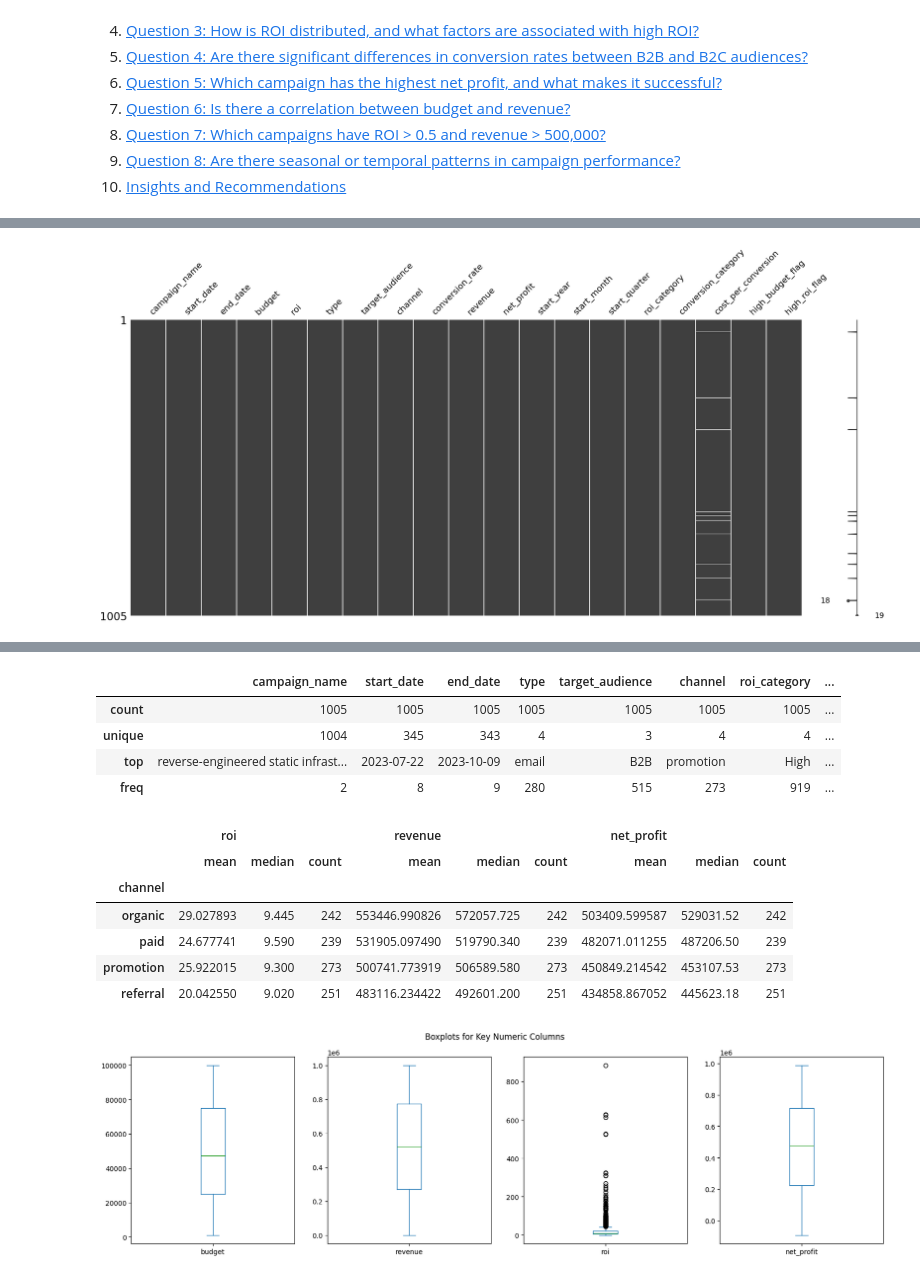
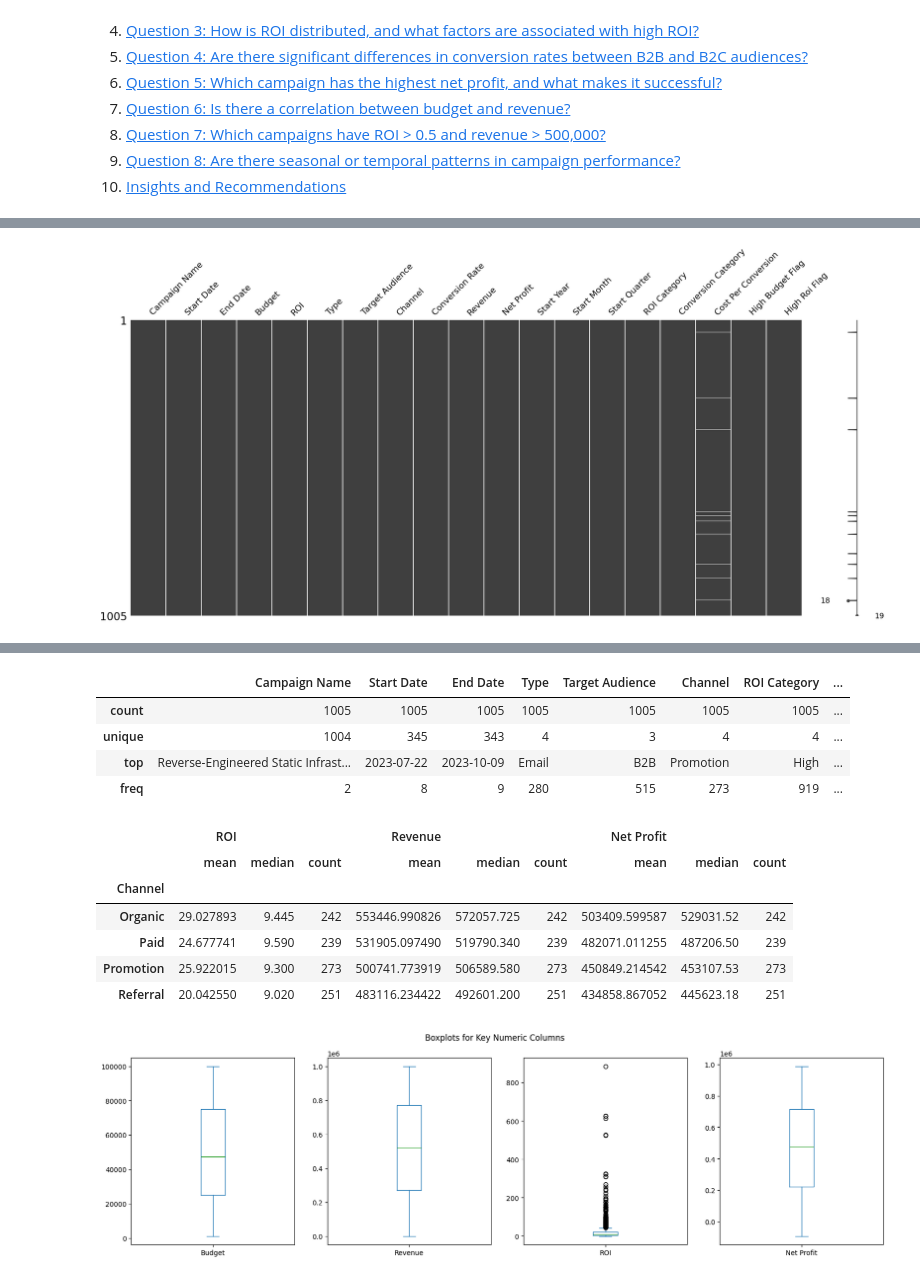
Before and after one commit to patriciajaquez/marketing_campaigns_analysis, a Jupyter notebook: notebooks/eda.ipynb, the cells around one changed output, grey strips where cells are left out. Drawn from its saved outputs; the diff is of its cells as text; code cells hidden in the pictures.

```diff
--- a/notebooks/eda.ipynb
+++ b/notebooks/eda.ipynb
@@ -72,7 +72,7 @@ display(df.describe())
 display(df.describe(include='object'))
 
 # Summary Table by Category
-summary = df.groupby('channel')[['roi', 'revenue', 'net_profit']].agg(['mean', 'median', 'count'])
+summary = df.groupby('Channel')[['ROI', 'Revenue', 'Net Profit']].agg(['mean', 'median', 'count'])
 display(summary)
 # %% [output]
 [figure]
@@ -80,22 +80,22 @@ display(summary)
 | count | 1005.000000 | 1005.000000 | 1005.000000 | 1005.000000 | 1005.000000 | 1005.000000 | 1005.000000 | 1005.000000 | ... |
 | mean | 49505.137522 | 24.905592 | 0.543050 | 516441.959403 | 466936.821881 | 2022.590050 | 6.406965 | 2.471642 | ... |
 | std | 28822.441902 | 61.430147 | 0.266621 | 286633.112047 | 288599.043850 | 0.498104 | 3.404144 | 1.096191 | ... |
 | min | 1052.570000 | -1.000000 | 0.000000 | 108.210000 | -92091.910000 | 2022.000000 | 1.000000 | 1.000000 | ... |
 | 25% | 24959.240000 | 4.460000 | 0.300000 | 270608.240000 | 223445.360000 | 2022.000000 | 3.000000 | 1.000000 | ... |
 | 50% | 47198.520000 | 9.430000 | 0.550000 | 522492.250000 | 477675.210000 | 2023.000000 | 7.000000 | 3.000000 | ... |
 | 75% | 74898.200000 | 20.160000 | 0.770000 | 771828.110000 | 714155.910000 | 2023.000000 | 9.000000 | 3.000000 | ... |
 | max | 99957.150000 | 884.760000 | 0.990000 | 999712.490000 | 987859.730000 | 2025.000000 | 12.000000 | 4.000000 | ... |
-|  | campaign_name | start_date | end_date | type | target_audience | channel | roi_category | ... |
+|  | Campaign Name | Start Date | End Date | Type | Target Audience | Channel | ROI Category | ... |
 | count | 1005 | 1005 | 1005 | 1005 | 1005 | 1005 | 1005 | ... |
 | unique | 1004 | 345 | 343 | 4 | 3 | 4 | 4 | ... |
-| top | reverse-engineered static infrast... | 2023-07-22 | 2023-10-09 | email | B2B | promotion | High | ... |
+| top | Reverse-Engineered Static Infrast... | 2023-07-22 | 2023-10-09 | Email | B2B | Promotion | High | ... |
 | freq | 2 | 8 | 9 | 280 | 515 | 273 | 919 | ... |
-|  | roi |  |  | revenue |  |  | net_profit |  |  |
+|  | ROI |  |  | Revenue |  |  | Net Profit |  |  |
 |  | mean | median | count | mean | median | count | mean | median | count |
-| channel |  |  |  |  |  |  |  |  |  |
-| organic | 29.027893 | 9.445 | 242 | 553446.990826 | 572057.725 | 242 | 503409.599587 | 529031.52 | 242 |
-| paid | 24.677741 | 9.590 | 239 | 531905.097490 | 519790.340 | 239 | 482071.011255 | 487206.50 | 239 |
-| promotion | 25.922015 | 9.300 | 273 | 500741.773919 | 506589.580 | 273 | 450849.214542 | 453107.53 | 273 |
-| referral | 20.042550 | 9.020 | 251 | 483116.234422 | 492601.200 | 251 | 434858.867052 | 445623.18 | 251 |
+| Channel |  |  |  |  |  |  |  |  |  |
+| Organic | 29.027893 | 9.445 | 242 | 553446.990826 | 572057.725 | 242 | 503409.599587 | 529031.52 | 242 |
+| Paid | 24.677741 | 9.590 | 239 | 531905.097490 | 519790.340 | 239 | 482071.011255 | 487206.50 | 239 |
+| Promotion | 25.922015 | 9.300 | 273 | 500741.773919 | 506589.580 | 273 | 450849.214542 | 453107.53 | 273 |
+| Referral | 20.042550 | 9.020 | 251 | 483116.234422 | 492601.200 | 251 | 434858.867052 | 445623.18 | 251 |
 # %%
 # Outlier Detection
```
Also changed, not shown: parts of 16 cells of this notebook, 3 other files.
